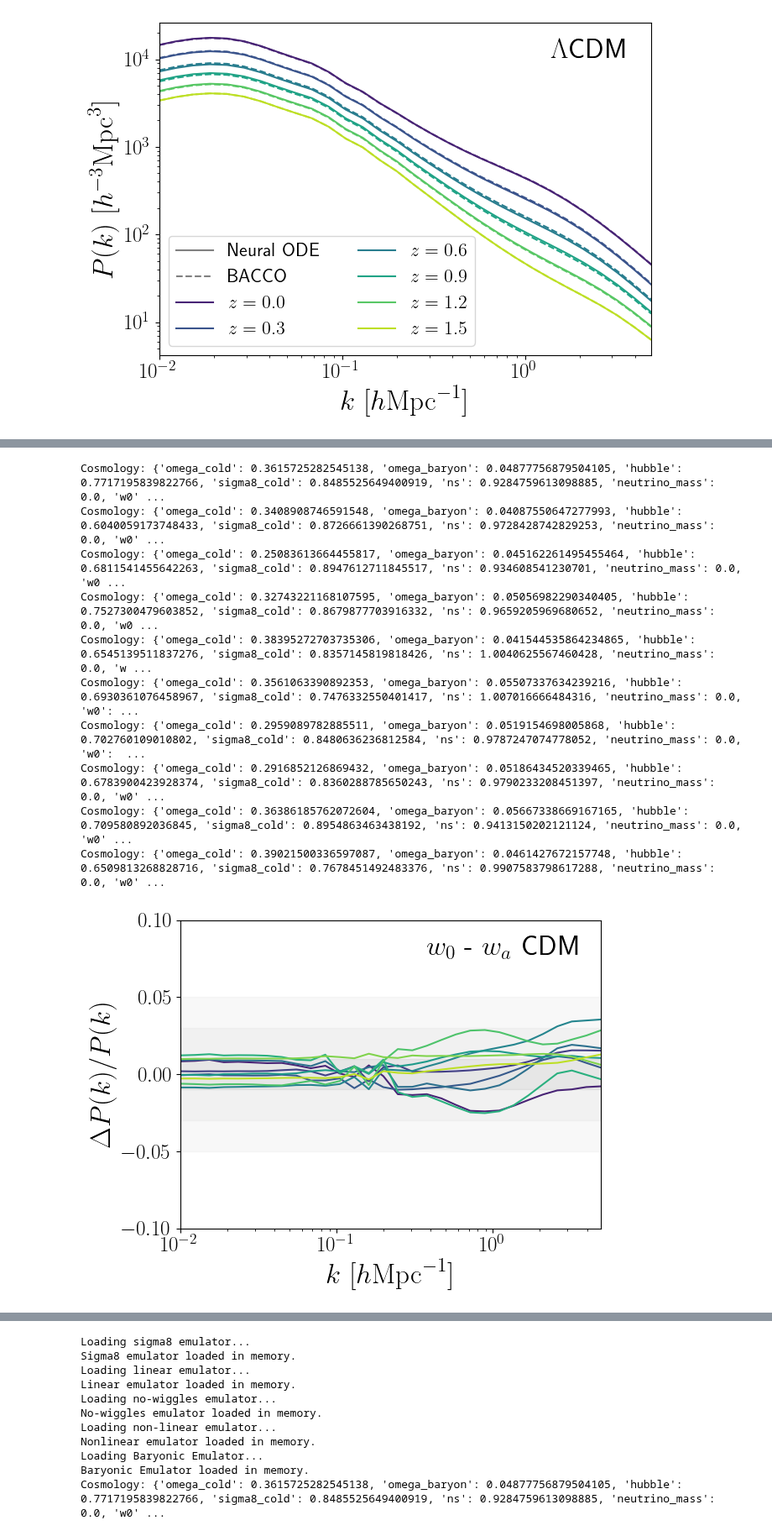
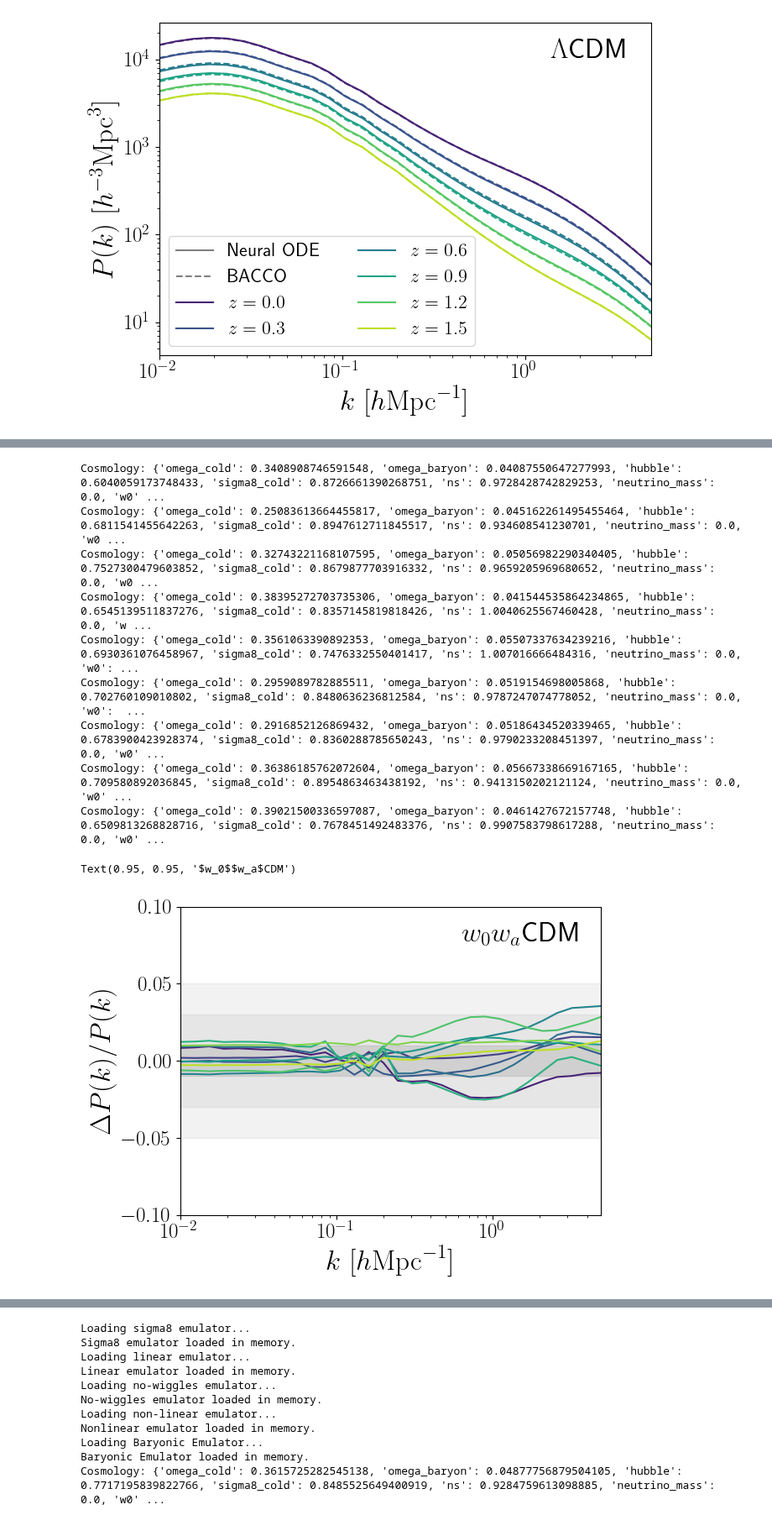
Before and after one commit to pltaylor16/odd_emu, a Jupyter notebook: bacco/results_bacco.ipynb, the cells around one changed output, grey strips where cells are left out. Shown at 84% size. Cells and saved outputs as stored; diff of their text form; code cells hidden in the pictures.

```diff
--- a/bacco/results_bacco.ipynb
+++ b/bacco/results_bacco.ipynb
@@ -235,6 +235,7 @@ G = 4.30091e-9  # Mpc Msun^-1 (km/s)^2
 # --- Model RHS function ---
 colors = plt.cm.viridis(np.linspace(0.1, 0.9, 10))
 
+residual_lcdm = []
 for j in range(10):
     # --- Random cosmology ---
     rng = np.random.default_rng(seed=42 +j )
@@ -334,12 +335,13 @@ for j in range(10):
     pk_z0_ode = pk_mean[-1]
     pk_z0_bacco = jnp.exp(get_bacco_logpk(0.0))
     residual = (pk_z0_ode - pk_z0_bacco) / pk_z0_bacco
+    residual_lcdm += [residual]
 
     plt.plot(k, residual, color=colors[j])
 
-plt.axhspan(-0.01, 0.01, color='gray', alpha=0.1)
-plt.axhspan(-0.03, 0.03, color='gray', alpha=0.05)
-plt.axhspan(-0.05, 0.05, color='gray', alpha=0.05)
+plt.axhspan(-0.01, 0.01, color='gray', alpha=0.2)
+plt.axhspan(-0.03, 0.03, color='gray', alpha=0.1)
+plt.axhspan(-0.05, 0.05, color='gray', alpha=0.1)
 plt.xscale("log")
 plt.xlabel(r"$k\ [h \mathrm{Mpc}^{-1}]$")
 plt.ylabel(r"$\Delta P(k)/P(k)$")
@@ -347,7 +349,7 @@ plt.ylim(-0.1, 0.1)
 plt.tight_layout()
 plt.xlim(k.min(), k.max())
 plt.text(0.95, 0.95, r"$\Lambda$CDM", ha='right', va='top', transform=plt.gca().transAxes, fontsize=24)
-plt.savefig("plots/error.pdf")
+#plt.savefig("plots/error.pdf")
 # %% [output]
 Loading sigma8 emulator...
 Sigma8 emulator loaded in memory.
@@ -426,6 +429,7 @@ G = 4.30091e-9  # Mpc Msun^-1 (km/s)^2
 # --- Model RHS function ---
 colors = plt.cm.viridis(np.linspace(0.1, 0.9, 10))
 
+residual_wz = []
 for j in range(10):
     # --- Random cosmology ---
     rng = np.random.default_rng(seed=42 +j )
@@ -541,20 +545,22 @@ for j in range(10):
     pk_z0_ode = pk_mean[-1]
     pk_z0_bacco = jnp.exp(get_bacco_logpk(0.0))
     residual = (pk_z0_ode - pk_z0_bacco) / pk_z0_bacco
+    residual_wz += [residual]
+
 
     plt.plot(k, residual, color=colors[j])
 
-plt.axhspan(-0.01, 0.01, color='gray', alpha=0.1)
-plt.axhspan(-0.03, 0.03, color='gray', alpha=0.05)
-plt.axhspan(-0.05, 0.05, color='gray', alpha=0.05)
+plt.axhspan(-0.01, 0.01, color='gray', alpha=0.2)
+plt.axhspan(-0.03, 0.03, color='gray', alpha=0.1)
+plt.axhspan(-0.05, 0.05, color='gray', alpha=0.1)
 plt.xscale("log")
 plt.xlabel(r"$k\ [h\mathrm{Mpc}^{-1}]$")
 plt.ylabel(r"$\Delta P(k)/P(k)$")
 plt.ylim(-0.1, 0.1)
 plt.tight_layout()
 plt.xlim(k.min(), k.max())
-plt.text(0.95, 0.95, r"$w_0$ - $w_a$ CDM", ha='right', va='top', transform=plt.gca().transAxes, fontsize=24)
-plt.savefig("plots/error_DE.pdf")
+plt.text(0.95, 0.95, r"$w_0$$w_a$CDM", ha='right', va='top', transform=plt.gca().transAxes, fontsize=24)
+#plt.savefig("plots/error_DE.pdf")
 # %% [output]
 Loading sigma8 emulator...
 Sigma8 emulator loaded in memory.
@@ -569,25 +576,25 @@ Baryonic Emulator loaded in memory.
 https://scikit-learn.org/stable/model_persistence.html#security-maintainability-limitations
   warnings.warn(
 https://scikit-learn.org/stable/model_persistence.html#security-maintainability-limitations
   warnings.warn(
 https://scikit-learn.org/stable/model_persistence.html#security-maintainability-limitations
   warnings.warn(
 https://scikit-learn.org/stable/model_persistence.html#security-maintainability-limitations
   warnings.warn(
 https://scikit-learn.org/stable/model_persistence.html#security-maintainability-limitations
   warnings.warn(
 https://scikit-learn.org/stable/model_persistence.html#security-maintainability-limitations
   warnings.warn(
 https://scikit-learn.org/stable/model_persistence.html#security-maintainability-limitations
   warnings.warn(
-Cosmology: {'omega_cold': 0.3615725282545138, 'omega_baryon': 0.04877756879504105, 'hubble': 0.7717195839822766, 'sigma8_cold': 0.8485525649400919, 'ns': 0.9284759613098885, 'neutrino_mass': 0.0, 'w0' ...
 Cosmology: {'omega_cold': 0.3408908746591548, 'omega_baryon': 0.04087550647277993, 'hubble': 0.6040059173748433, 'sigma8_cold': 0.8726661390268751, 'ns': 0.9728428742829253, 'neutrino_mass': 0.0, 'w0' ...
 Cosmology: {'omega_cold': 0.25083613664455817, 'omega_baryon': 0.045162261495455464, 'hubble': 0.6811541455642263, 'sigma8_cold': 0.8947612711845517, 'ns': 0.934608541230701, 'neutrino_mass': 0.0, 'w0 ...
 Cosmology: {'omega_cold': 0.32743221168107595, 'omega_baryon': 0.05056982290340405, 'hubble': 0.7527300479603852, 'sigma8_cold': 0.8679877703916332, 'ns': 0.9659205969680652, 'neutrino_mass': 0.0, 'w0 ...
 Cosmology: {'omega_cold': 0.38395272703735306, 'omega_baryon': 0.041544535864234865, 'hubble': 0.6545139511837276, 'sigma8_cold': 0.8357145819818426, 'ns': 1.0040625567460428, 'neutrino_mass': 0.0, 'w ...
 Cosmology: {'omega_cold': 0.3561063390892353, 'omega_baryon': 0.05507337634239216, 'hubble': 0.6930361076458967, 'sigma8_cold': 0.7476332550401417, 'ns': 1.007016666484316, 'neutrino_mass': 0.0, 'w0': ...
 Cosmology: {'omega_cold': 0.2959089782885511, 'omega_baryon': 0.0519154698005868, 'hubble': 0.702760109010802, 'sigma8_cold': 0.8480636236812584, 'ns': 0.9787247074778052, 'neutrino_mass': 0.0, 'w0':  ...
 Cosmology: {'omega_cold': 0.2916852126869432, 'omega_baryon': 0.05186434520339465, 'hubble': 0.6783900423928374, 'sigma8_cold': 0.8360288785650243, 'ns': 0.9790233208451397, 'neutrino_mass': 0.0, 'w0' ...
 Cosmology: {'omega_cold': 0.36386185762072604, 'omega_baryon': 0.05667338669167165, 'hubble': 0.709580892036845, 'sigma8_cold': 0.8954863463438192, 'ns': 0.9413150202121124, 'neutrino_mass': 0.0, 'w0' ...
 Cosmology: {'omega_cold': 0.39021500336597087, 'omega_baryon': 0.0461427672157748, 'hubble': 0.6509813268828716, 'sigma8_cold': 0.7678451492483376, 'ns': 0.9907583798617288, 'neutrino_mass': 0.0, 'w0' ...
+Text(0.95, 0.95, '$w_0$$w_a$CDM')
-[figure, old version]
+[figure, new version]
```
Also changed, not shown: parts of 3 cells of this notebook.
